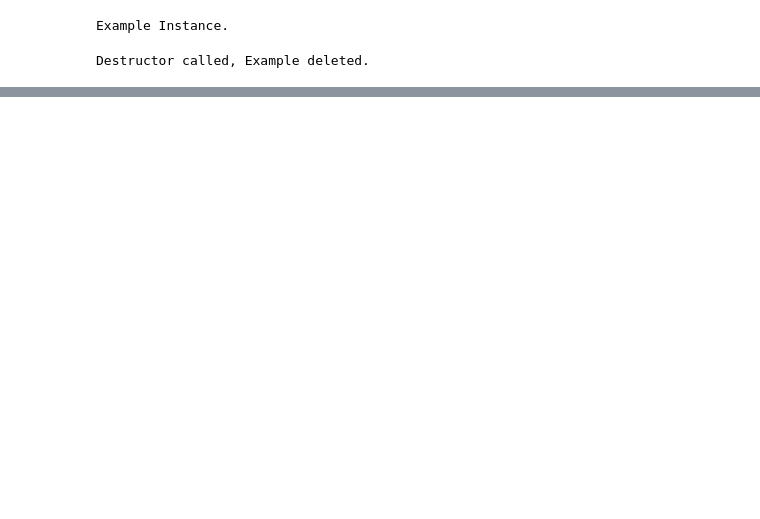
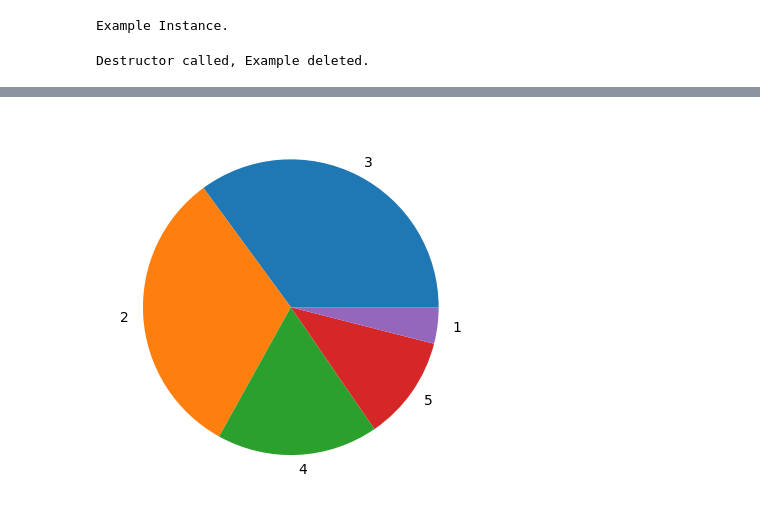
Before and after one commit to avr2002/End_to_End_ML_Project, a Jupyter notebook: notebook/example2.ipynb, the cells around one changed output, grey strips where cells are left out. Drawn from its saved outputs; the diff is of its cells as text; code cells hidden in the pictures; blank space fills up the shorter version.

```diff
--- a/notebook/example2.ipynb
+++ b/notebook/example2.ipynb
@@ -59,0 +89,2 @@ Destructor called, Example deleted.
+# %%
+split = StratifiedShuffleSplit(n_splits=1, test_size=0.2, random_state=42)
@@ -59,0 +116,7 @@ Destructor called, Example deleted.
+# %%
+plt.pie(train_df["income_category"].value_counts(),
+        labels=train_df["income_category"].value_counts().index)
+
+plt.show();
+# %% [output]
+[figure, added]
```
Also changed, not shown: parts of 19 cells of this notebook, 2 other files.
